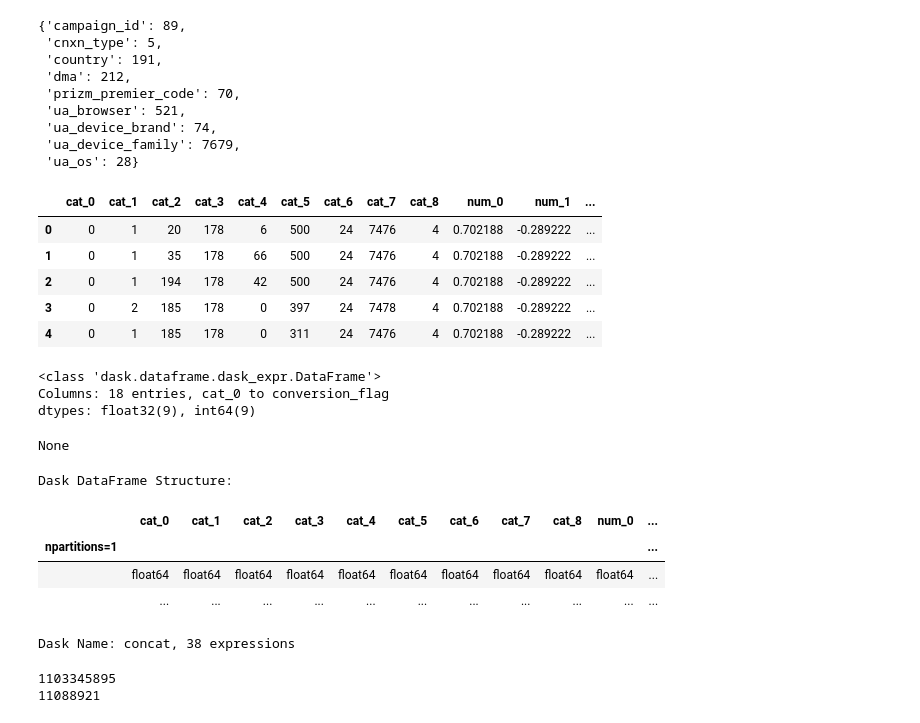
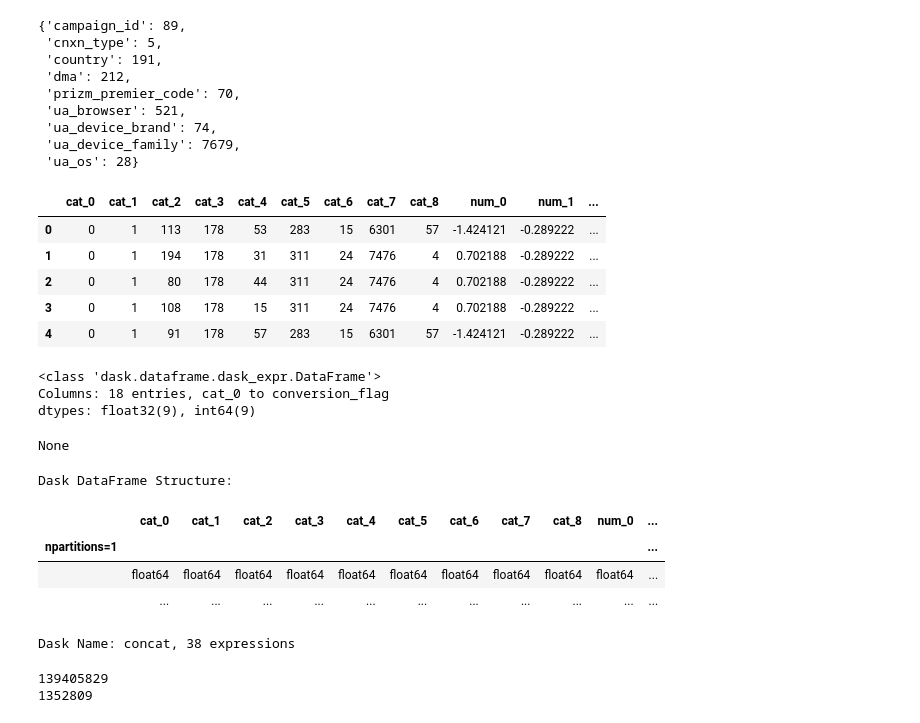
Before and after one commit to paramkpr/AuctioNN, a Jupyter notebook: notebooks/dev.ipynb, the cells around one changed output. Cells and saved outputs as stored; diff of their text form; code cells hidden in the pictures.

```diff
--- a/notebooks/dev.ipynb
+++ b/notebooks/dev.ipynb
@@ -597,18 +597,18 @@ pprint(category_sizes)
 # %%
 import dask.dataframe as dd
 
-processed_data_path = "./data/processed/train"
+processed_data_path = "./data/processed/test"
 pdf = dd.read_parquet(processed_data_path, engine="pyarrow")
 display(pdf.head())
 display(pdf.info())
 display(pdf.describe())
 # %% [output]
 |  | cat_0 | cat_1 | cat_2 | cat_3 | cat_4 | cat_5 | cat_6 | cat_7 | cat_8 | num_0 | num_1 | ... |
-| 0 | 0 | 1 | 20 | 178 | 6 | 500 | 24 | 7476 | 4 | 0.702188 | -0.289222 | ... |
-| 1 | 0 | 1 | 35 | 178 | 66 | 500 | 24 | 7476 | 4 | 0.702188 | -0.289222 | ... |
-| 2 | 0 | 1 | 194 | 178 | 42 | 500 | 24 | 7476 | 4 | 0.702188 | -0.289222 | ... |
-| 3 | 0 | 2 | 185 | 178 | 0 | 397 | 24 | 7478 | 4 | 0.702188 | -0.289222 | ... |
-| 4 | 0 | 1 | 185 | 178 | 0 | 311 | 24 | 7476 | 4 | 0.702188 | -0.289222 | ... |
+| 0 | 0 | 1 | 113 | 178 | 53 | 283 | 15 | 6301 | 57 | -1.424121 | -0.289222 | ... |
+| 1 | 0 | 1 | 194 | 178 | 31 | 311 | 24 | 7476 | 4 | 0.702188 | -0.289222 | ... |
+| 2 | 0 | 1 | 80 | 178 | 44 | 311 | 24 | 7476 | 4 | 0.702188 | -0.289222 | ... |
+| 3 | 0 | 1 | 108 | 178 | 15 | 311 | 24 | 7476 | 4 | 0.702188 | -0.289222 | ... |
+| 4 | 0 | 1 | 91 | 178 | 57 | 283 | 15 | 6301 | 57 | -1.424121 | -0.289222 | ... |
 <class 'dask.dataframe.dask_expr.DataFrame'>
 Columns: 18 entries, cat_0 to conversion_flag
 dtypes: float32(9), int64(9)
@@ -624,8 +624,8 @@ Dask Name: concat, 38 expressions
 print(len(pdf))
 print(len(pdf[pdf["conversion_flag"] == 1]))
 # %% [output]
-1103345895
-11088921
+139405829
+1352809
 # %%
 import pandas as pd
 
```
Also changed, not shown: parts of 6 cells of this notebook, 4 other files.
